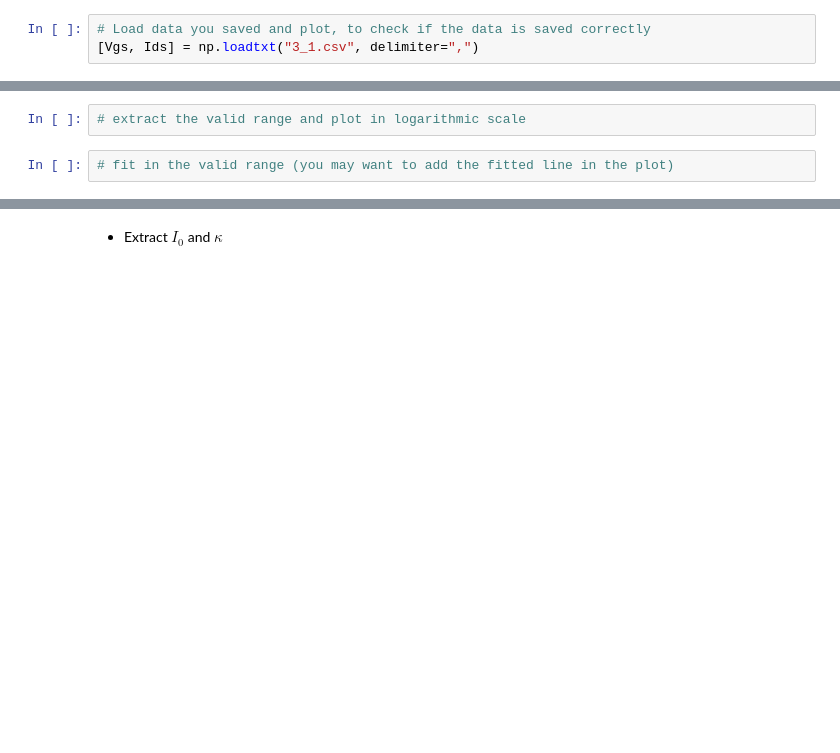
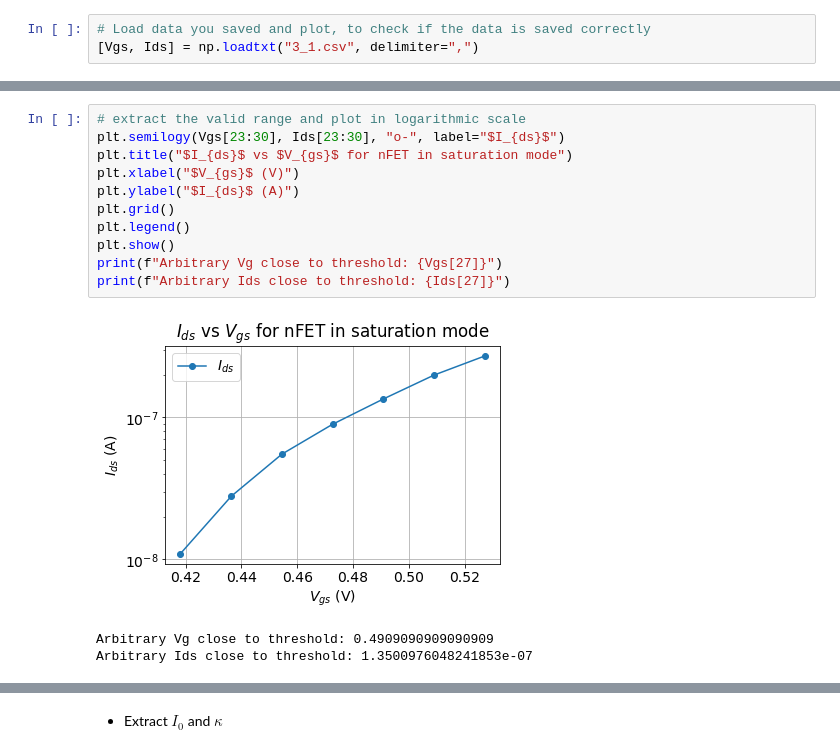
Before and after one commit to janhohenheim/neuromorphic-engineering-one, a Jupyter notebook: neuromorphic_engineering_one/session3_subthreshold_behavior_of_transistors/2021_Lab3_SubThr_4.5_Jan_Hohenheim.ipynb, the cells around one changed output, grey strips where cells are left out. Saved outputs shown, nothing was run; the diff lists cells and outputs as text; blank space fills up the shorter version.

Commit message:
Fit some lines

```diff
--- a/neuromorphic_engineering_one/session3_subthreshold_behavior_of_transistors/2021_Lab3_SubThr_4.5_Jan_Hohenheim.ipynb
+++ b/neuromorphic_engineering_one/session3_subthreshold_behavior_of_transistors/2021_Lab3_SubThr_4.5_Jan_Hohenheim.ipynb
@@ -275,6 +275,17 @@ print(f"Arbitrary Ids close to threshold: {Ids[27]}")
 Arbitrary Vg close to threshold: 0.4909090909090909
 Arbitrary Ids close to threshold: 1.3500976048241853e-07
-# %%
-# extract the valid range and plot in logarithmic scale
-# %%
-# fit in the valid range (you may want to add the fitted line in the plot)
+# %%
+# extract the valid range and plot in logarithmic scale
+plt.semilogy(Vgs[23:30], Ids[23:30], "o-", label="$I_{ds}$")
+plt.title("$I_{ds}$ vs $V_{gs}$ for nFET in saturation mode")
+plt.xlabel("$V_{gs}$ (V)")
+plt.ylabel("$I_{ds}$ (A)")
+plt.grid()
+plt.legend()
+plt.show()
+print(f"Arbitrary Vg close to threshold: {Vgs[27]}")
+print(f"Arbitrary Ids close to threshold: {Ids[27]}")
+# %% [output]
+[figure, added]
+Arbitrary Vg close to threshold: 0.4909090909090909
+Arbitrary Ids close to threshold: 1.3500976048241853e-07
```
Also changed, not shown: parts of 13 cells of this notebook, 1 other file.
